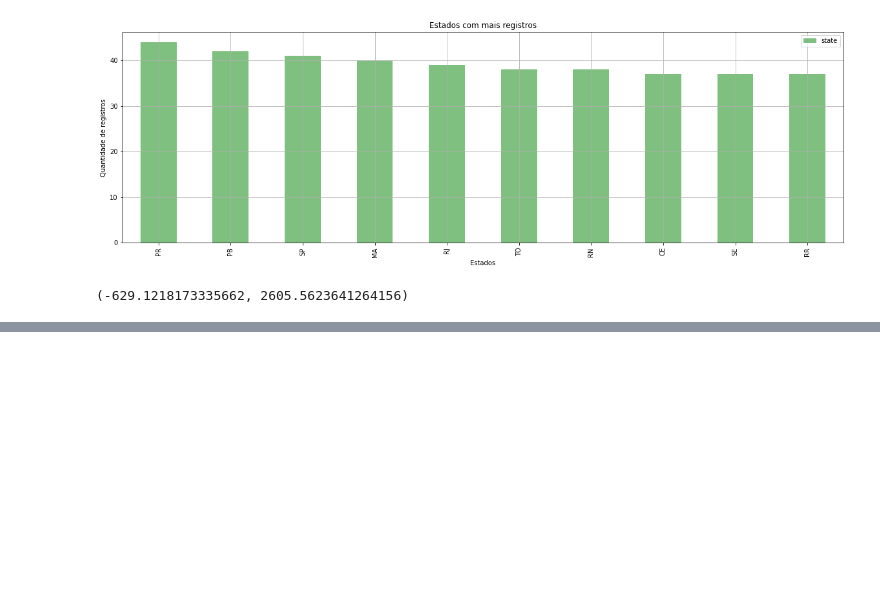
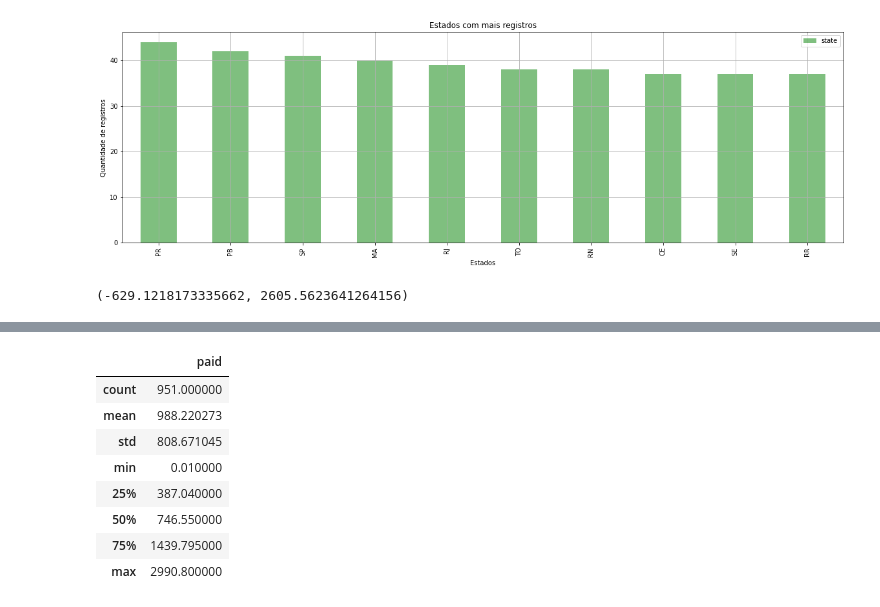
Before and after one commit to VicourtBitt/pandas_python, a Jupyter notebook: TIC_TRILHAS/aritmetica/aritmetica.ipynb, the cells around one changed output, grey strips where cells are left out. Cells and saved outputs as stored; diff of their text form; code cells hidden in the pictures; blank space fills up the shorter version.

```diff
--- a/TIC_TRILHAS/aritmetica/aritmetica.ipynb
+++ b/TIC_TRILHAS/aritmetica/aritmetica.ipynb
@@ -76,0 +74,13 @@ meanPaid - 2 * deviancePaid, meanPaid + 2 * deviancePaid
+# %%
+# Aqui descrevemos o dataframe, mostrando a média, desvio padrão, mínimo, máximo
+df.describe()
+# %% [output]
+|  | paid |
+| count | 951.000000 |
+| mean | 988.220273 |
+| std | 808.671045 |
+| min | 0.010000 |
+| 25% | 387.040000 |
+| 50% | 746.550000 |
+| 75% | 1439.795000 |
+| max | 2990.800000 |
```
Also changed, not shown: parts of 3 cells of this notebook, 1 other file.
